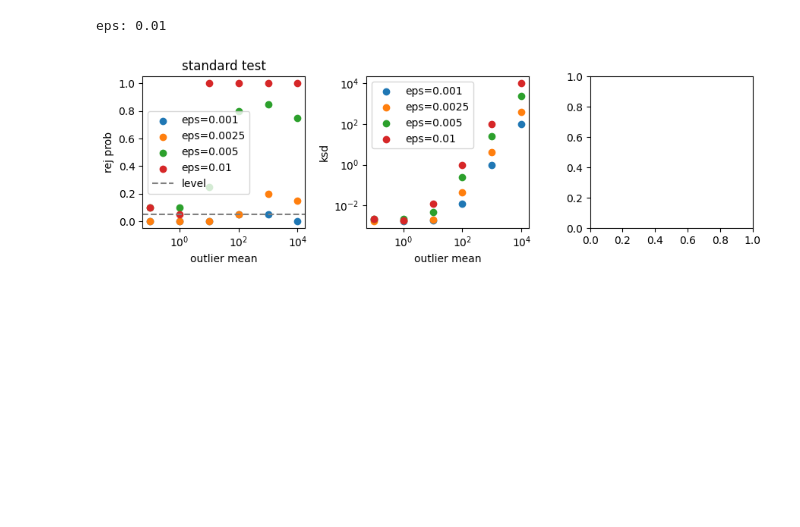
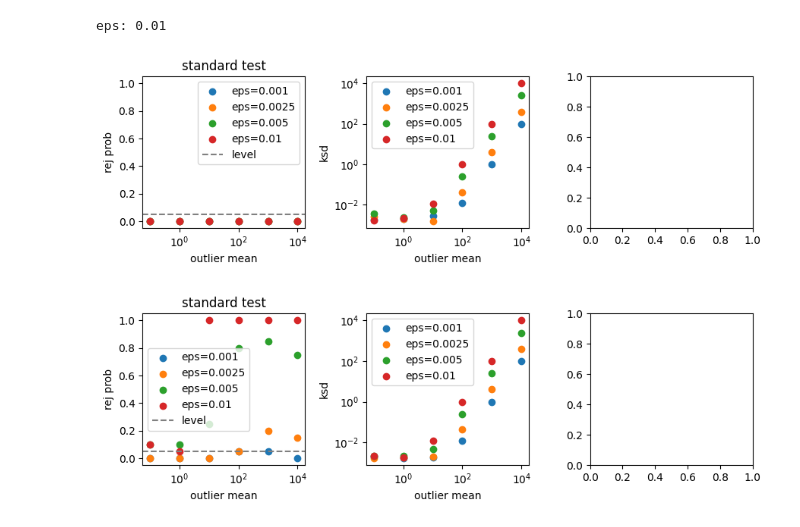
Before and after one commit to XingLLiu/robust-kernel-test, a Jupyter notebook: notebooks/MMD.ipynb, the cells around one changed output. Cells and saved outputs as stored; diff of their text form; code cells hidden in the pictures; blank space fills up the shorter version.

```diff
--- a/notebooks/MMD.ipynb
+++ b/notebooks/MMD.ipynb
@@ -460,7 +642,7 @@ _ = ax.set_xlabel("p-value")
 # %%
 np.random.seed(2024)
 # %%
-nrep = 20
+nrep = 2
 mean1 = np.zeros((dim,))
 
 # eps = 0.01
@@ -509,3 +689,35 @@ eps: 0.01
+# %%
+figs, axes = plt.subplots(nrows=1, ncols=3, figsize=(9, 3))
+
+ax = axes[0]
+for eps in eps_list:
+    r = res[eps]
+    rej_prob = [np.mean(r[kk]["boot"]["rej"]) for kk in keys]
+    ax.scatter(keys, rej_prob, label=f"eps={eps}")
+
+ax.axhline(0.05, color="grey", linestyle="--", label="level")
+ax.set_xscale("log")
+ax.set_ylim(-0.05, 1.05)
+ax.set_xlabel("outlier mean")
+ax.set_ylabel("rej prob")
+ax.set_title("standard test")
+ax.legend()
+
+ax = axes[1]
+# for eps in eps_list[:1]:
+for eps in eps_list:
+    r = res[eps]
+    rej_prob = [np.mean(r[kk]["boot"]["val"]) for kk in keys]
+    ax.scatter(keys, rej_prob, label=f"eps={eps}")
+ax.set_ylabel("ksd")
+ax.set_xlabel("outlier mean")
+ax.set_xscale("log")
+ax.set_yscale("log")
+ax.legend()
+
+_ = plt.tight_layout()
+# %% [output]
+[figure, added]
 # %%
 figs, axes = plt.subplots(nrows=1, ncols=3, figsize=(9, 3))
 
```
Also changed, not shown: parts of 45 cells of this notebook, 7 other files.
